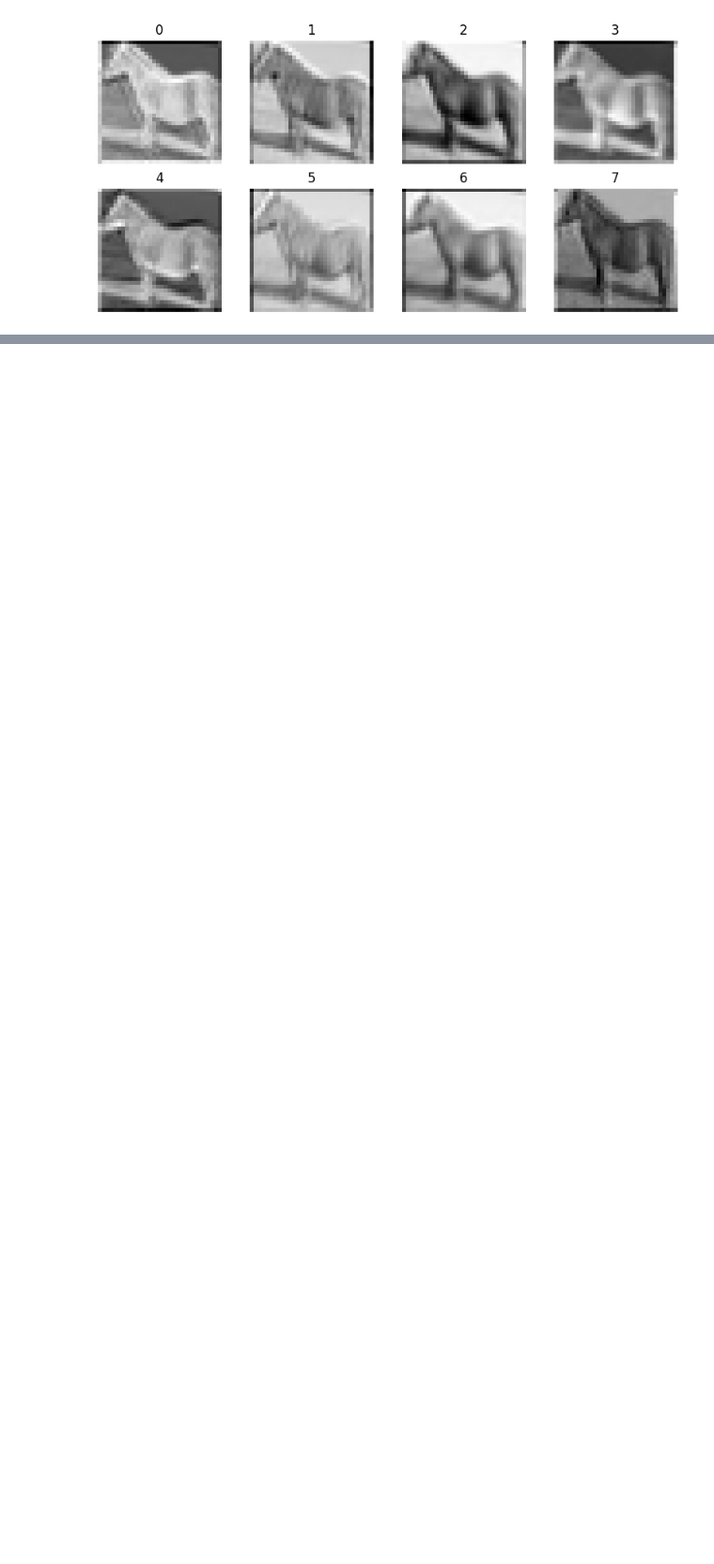
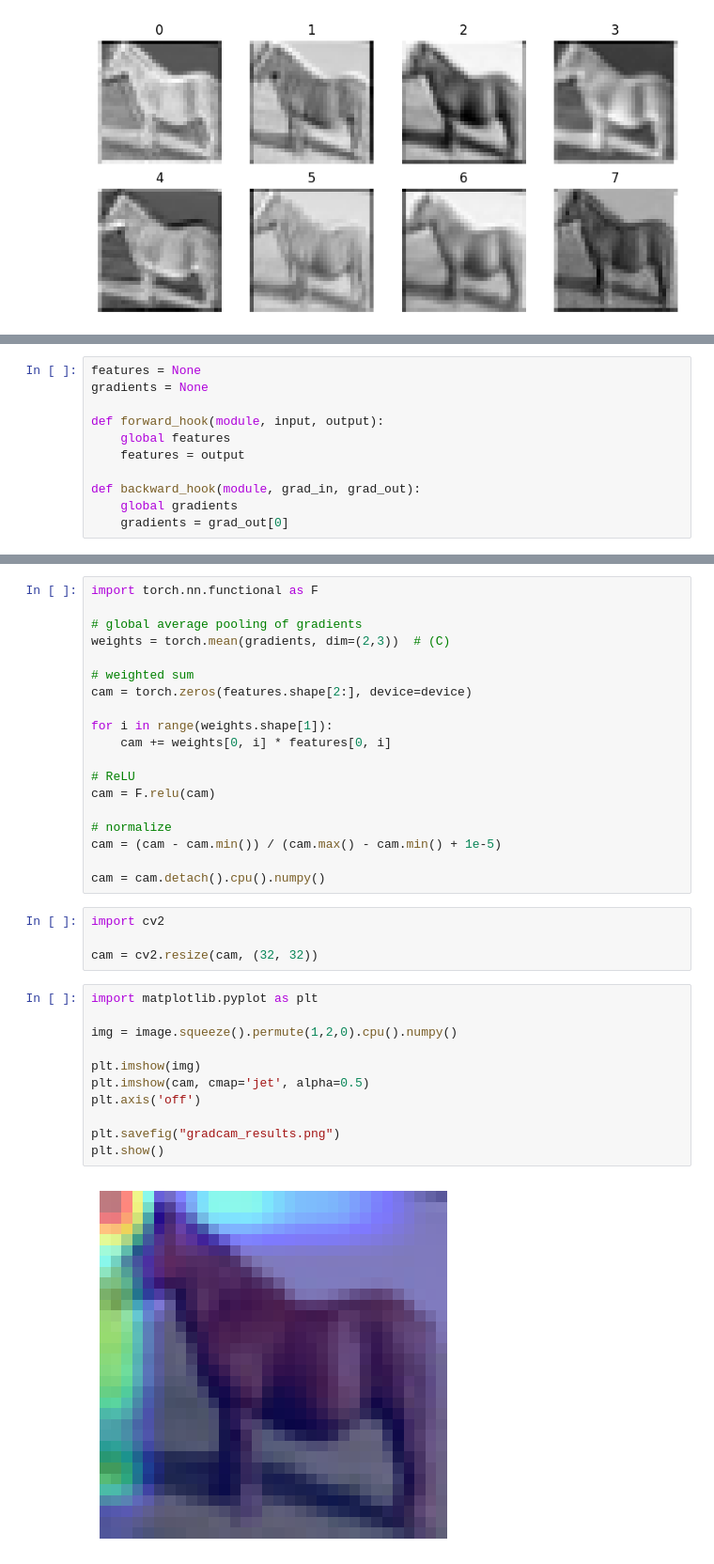
Before and after one commit to Harshactinium07/ML-Assignment, a Jupyter notebook: Assignment-ML-LAB.ipynb, the cells around one changed output, grey strips where cells are left out. Shown at 94% size. Drawn from its saved outputs; the diff is of its cells as text; blank space fills up the shorter version.

```diff
--- a/Assignment-ML-LAB.ipynb
+++ b/Assignment-ML-LAB.ipynb
@@ -1020,0 +1015,11 @@ This indicates that deeper layers capture abstract and high-level features rathe
+# %%
+features = None
+gradients = None
+
+def forward_hook(module, input, output):
+    global features
+    features = output
+
+def backward_hook(module, grad_in, grad_out):
+    global gradients
+    gradients = grad_out[0]
@@ -1020,0 +1039,36 @@ This indicates that deeper layers capture abstract and high-level features rathe
+# %%
+import torch.nn.functional as F
+
+# global average pooling of gradients
+weights = torch.mean(gradients, dim=(2,3))  # (C)
+
+# weighted sum
+cam = torch.zeros(features.shape[2:], device=device)
+
+for i in range(weights.shape[1]):
+    cam += weights[0, i] * features[0, i]
+
+# ReLU
+cam = F.relu(cam)
+
+# normalize
+cam = (cam - cam.min()) / (cam.max() - cam.min() + 1e-5)
+
+cam = cam.detach().cpu().numpy()
+# %%
+import cv2
+
+cam = cv2.resize(cam, (32, 32))
+# %%
+import matplotlib.pyplot as plt
+
+img = image.squeeze().permute(1,2,0).cpu().numpy()
+
+plt.imshow(img)
+plt.imshow(cam, cmap='jet', alpha=0.5)
+plt.axis('off')
+
+plt.savefig("gradcam_results.png")
+plt.show()
+# %% [output]
+[figure, added]
```
Also changed, not shown: parts of 8 cells of this notebook.
